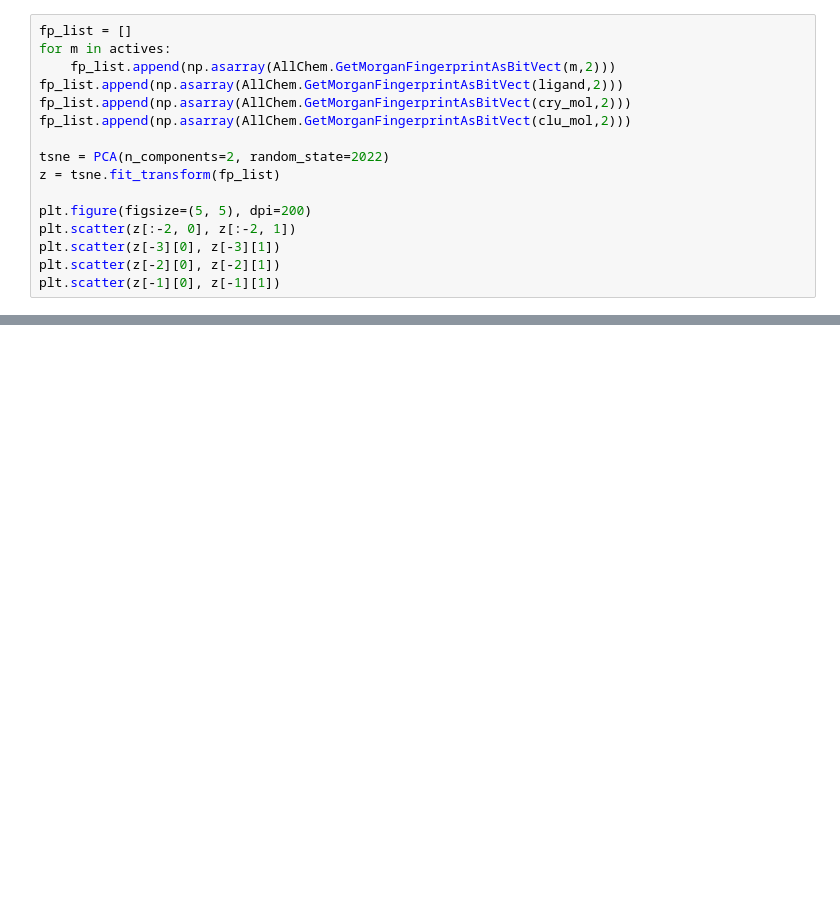
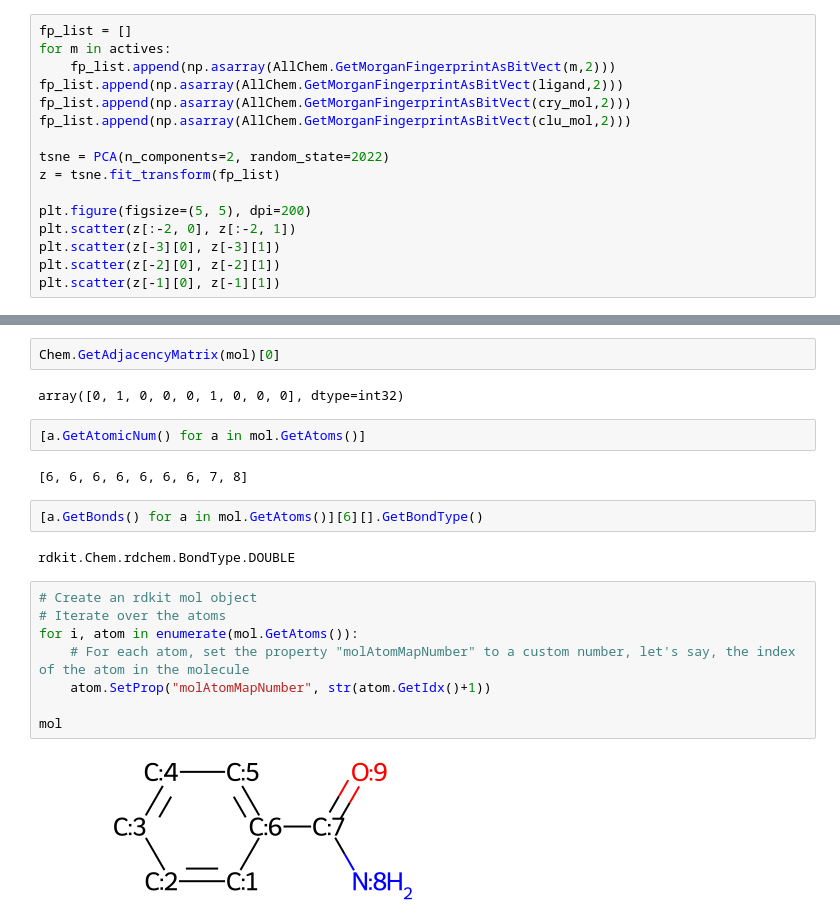
Before and after one commit to SimLif/molecule-3d-similarity, a Jupyter notebook: test.ipynb, the cells around one changed output, grey strips where cells are left out. Saved outputs shown, nothing was run; the diff lists cells and outputs as text; blank space fills up the shorter version.

```diff
--- a/test.ipynb
+++ b/test.ipynb
@@ -1567,0 +1599,22 @@ plt.scatter(z[-1][0], z[-1][1])
+# %%
+Chem.GetAdjacencyMatrix(mol)[0]
+# %% [output]
+array([0, 1, 0, 0, 0, 1, 0, 0, 0], dtype=int32)
+# %%
+[a.GetAtomicNum() for a in mol.GetAtoms()]
+# %% [output]
+[6, 6, 6, 6, 6, 6, 6, 7, 8]
+# %%
+[a.GetBonds() for a in mol.GetAtoms()][6][].GetBondType()
+# %% [output]
+rdkit.Chem.rdchem.BondType.DOUBLE
+# %%
+# Create an rdkit mol object
+# Iterate over the atoms
+for i, atom in enumerate(mol.GetAtoms()):
+    # For each atom, set the property "molAtomMapNumber" to a custom number, let's say, the index of the atom in the molecule
+    atom.SetProp("molAtomMapNumber", str(atom.GetIdx()+1))
+
+mol
+# %% [output]
+[figure, added]
```
Also changed, not shown: parts of 23 cells of this notebook, 1 other file.
